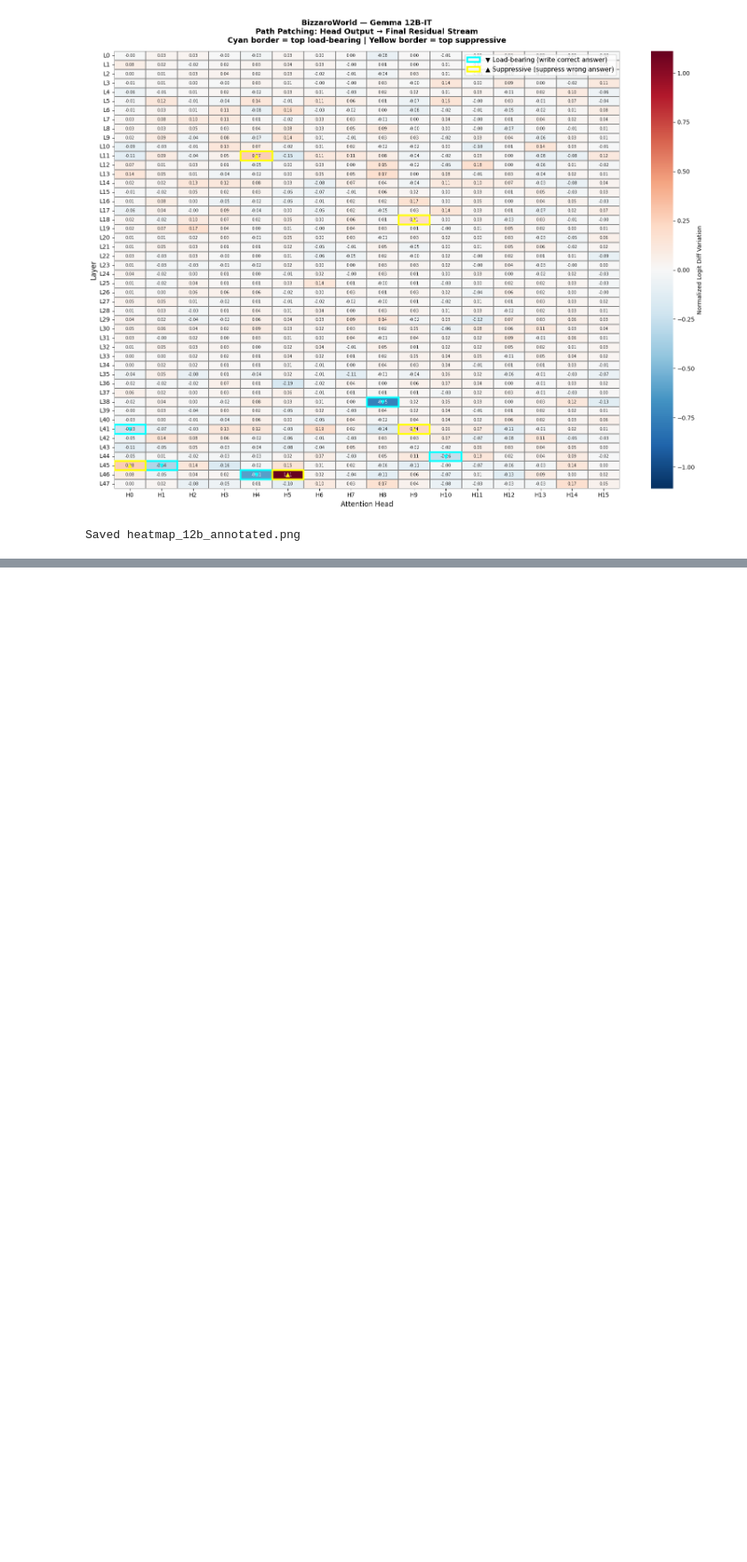
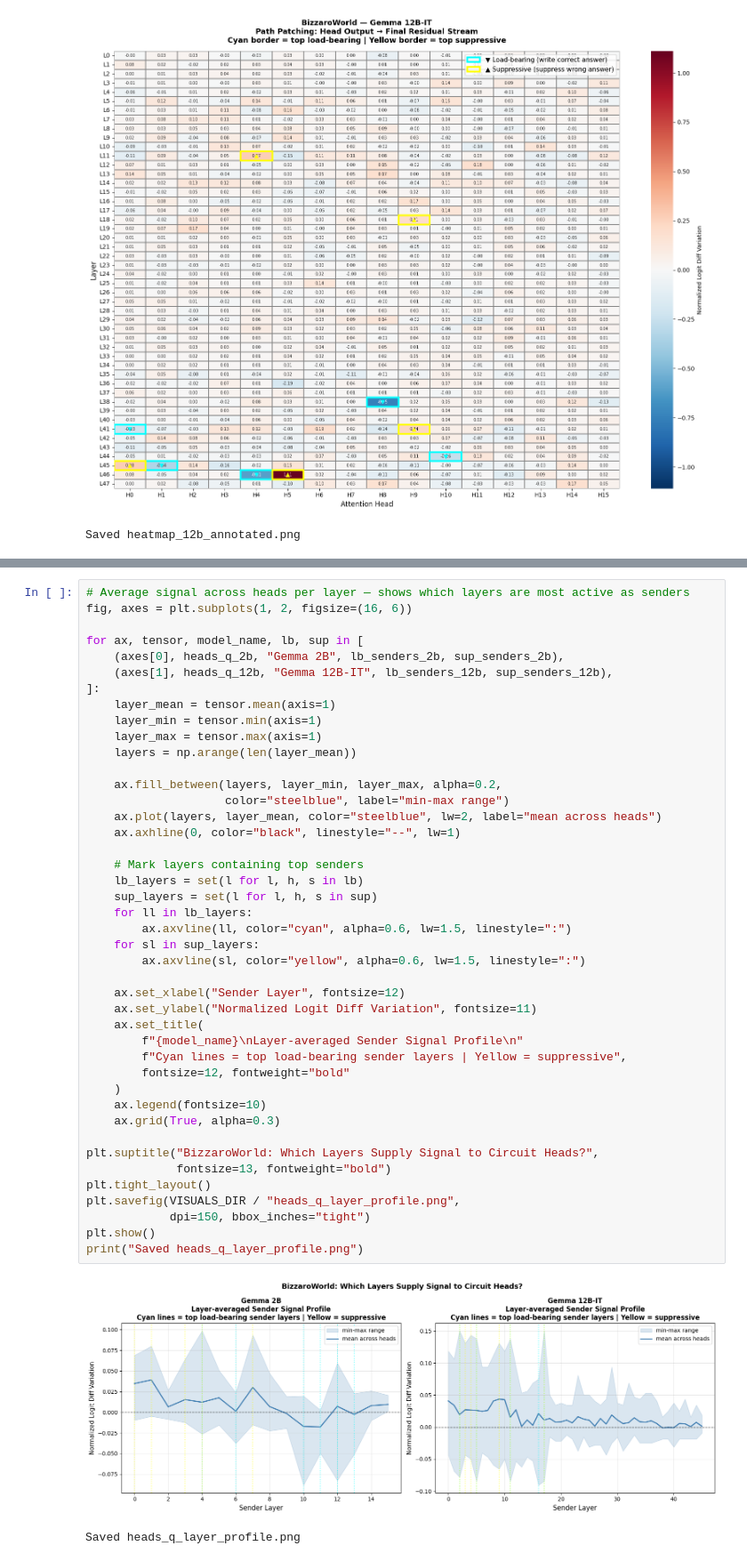
Before and after one commit to Azazel5/Bizzaro-World, a Jupyter notebook: path_patching/visualize.ipynb, the cells around one changed output, grey strips where cells are left out. Shown at 89% size. Drawn from its saved outputs; the diff is of its cells as text; blank space fills up the shorter version.

```diff
--- a/path_patching/visualize.ipynb
+++ b/path_patching/visualize.ipynb
@@ -362,0 +598,46 @@ Saved heatmap_12b_annotated.png
+# %%
+# Average signal across heads per layer — shows which layers are most active as senders
+fig, axes = plt.subplots(1, 2, figsize=(16, 6))
+
+for ax, tensor, model_name, lb, sup in [
+    (axes[0], heads_q_2b, "Gemma 2B", lb_senders_2b, sup_senders_2b),
+    (axes[1], heads_q_12b, "Gemma 12B-IT", lb_senders_12b, sup_senders_12b),
+]:
+    layer_mean = tensor.mean(axis=1)
+    layer_min = tensor.min(axis=1)
+    layer_max = tensor.max(axis=1)
+    layers = np.arange(len(layer_mean))
+
+    ax.fill_between(layers, layer_min, layer_max, alpha=0.2,
+                    color="steelblue", label="min-max range")
+    ax.plot(layers, layer_mean, color="steelblue", lw=2, label="mean across heads")
+    ax.axhline(0, color="black", linestyle="--", lw=1)
+
+    # Mark layers containing top senders
+    lb_layers = set(l for l, h, s in lb)
+    sup_layers = set(l for l, h, s in sup)
+    for ll in lb_layers:
+        ax.axvline(ll, color="cyan", alpha=0.6, lw=1.5, linestyle=":")
+    for sl in sup_layers:
+        ax.axvline(sl, color="yellow", alpha=0.6, lw=1.5, linestyle=":")
+
+    ax.set_xlabel("Sender Layer", fontsize=12)
+    ax.set_ylabel("Normalized Logit Diff Variation", fontsize=11)
+    ax.set_title(
+        f"{model_name}\nLayer-averaged Sender Signal Profile\n"
+        f"Cyan lines = top load-bearing sender layers | Yellow = suppressive",
+        fontsize=12, fontweight="bold"
+    )
+    ax.legend(fontsize=10)
+    ax.grid(True, alpha=0.3)
+
+plt.suptitle("BizzaroWorld: Which Layers Supply Signal to Circuit Heads?",
+             fontsize=13, fontweight="bold")
+plt.tight_layout()
+plt.savefig(VISUALS_DIR / "heads_q_layer_profile.png",
+            dpi=150, bbox_inches="tight")
+plt.show()
+print("Saved heads_q_layer_profile.png")
+# %% [output]
+[figure, added]
+Saved heads_q_layer_profile.png
```
Also changed, not shown: parts of 5 cells of this notebook, 5 other files.
